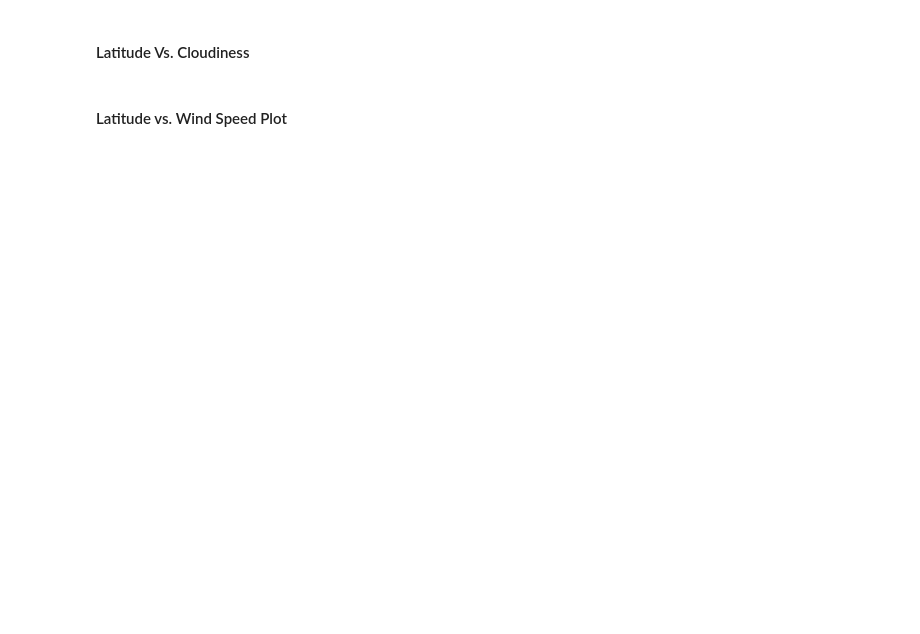
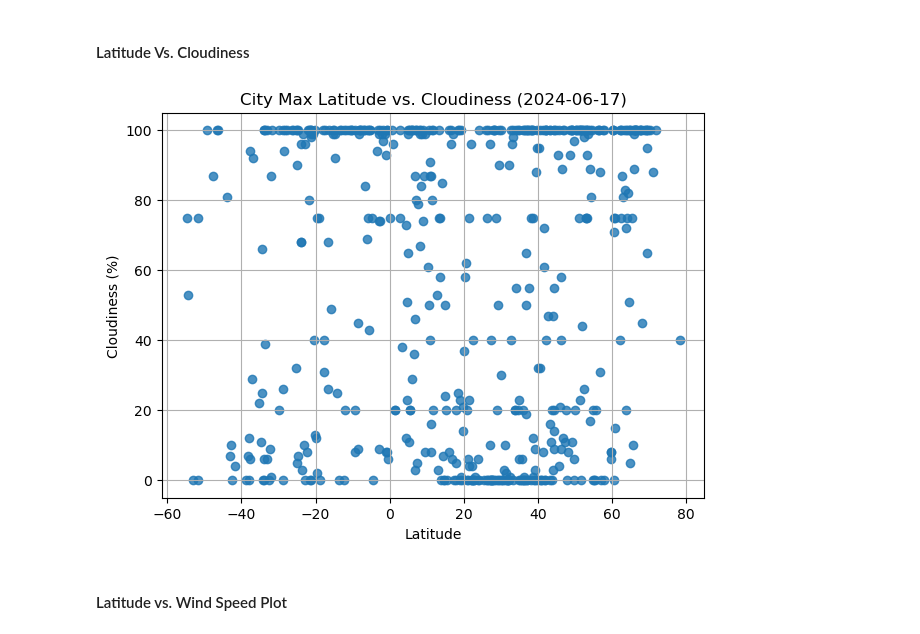
Before and after one commit to DiRo31/python-api-challenge, a Jupyter notebook: WeatherPy/WeatherPy.ipynb, the cells around one changed output. Cells and saved outputs as stored; diff of their text form; code cells hidden in the pictures; blank space fills up the shorter version.

```diff
--- a/WeatherPy/WeatherPy.ipynb
+++ b/WeatherPy/WeatherPy.ipynb
@@ -198,16 +232,22 @@ plt.show()
 #### Latitude Vs. Cloudiness
 # %%
 # Build the scatter plots for latitude vs. cloudiness
-# YOUR CODE HERE
+plt.figure(figsize=(7,5))
+plt.scatter(city_data_df["Lat"], city_data_df["Cloudiness"], marker="o", alpha=0.8)
 
 # Incorporate the other graph properties
-# YOUR CODE HERE
+plt.title("City Max Latitude vs. Cloudiness (2024-06-17)")
+plt.ylabel("Cloudiness (%)")
+plt.xlabel("Latitude")
+plt.grid(True)
 
 # Save the figure
 plt.savefig("output_data/Fig3.png")
 
 # Show plot
 plt.show()
+# %% [output]
+[figure, added]
 # %% [markdown]
 #### Latitude vs. Wind Speed Plot
 # %%
```
Also changed, not shown: parts of 32 cells of this notebook, 5 other files.
